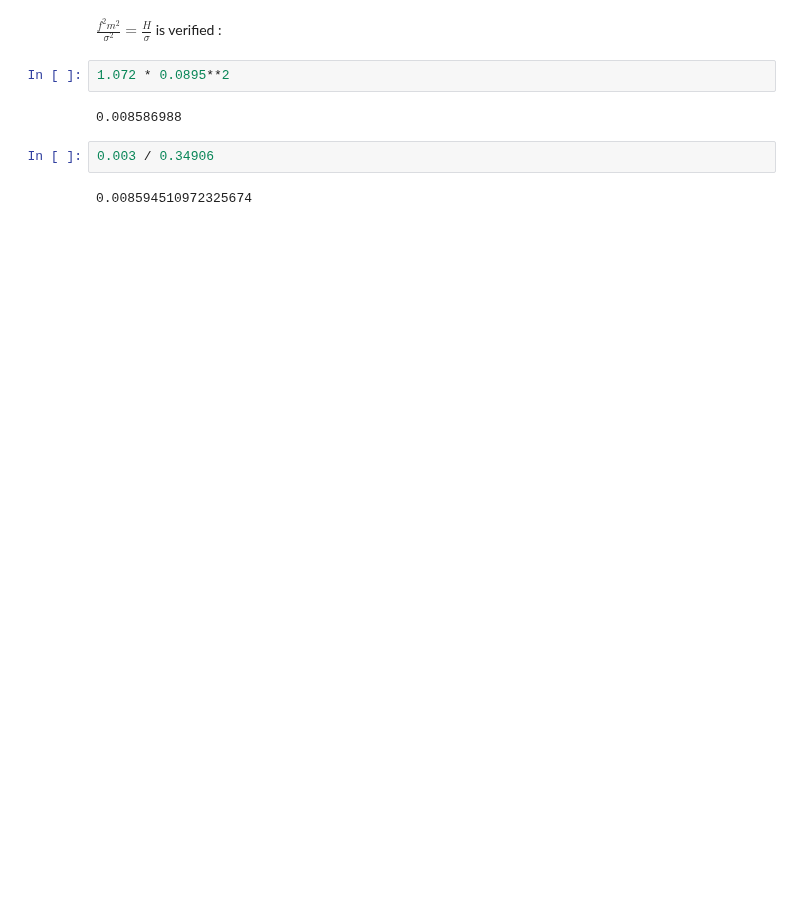
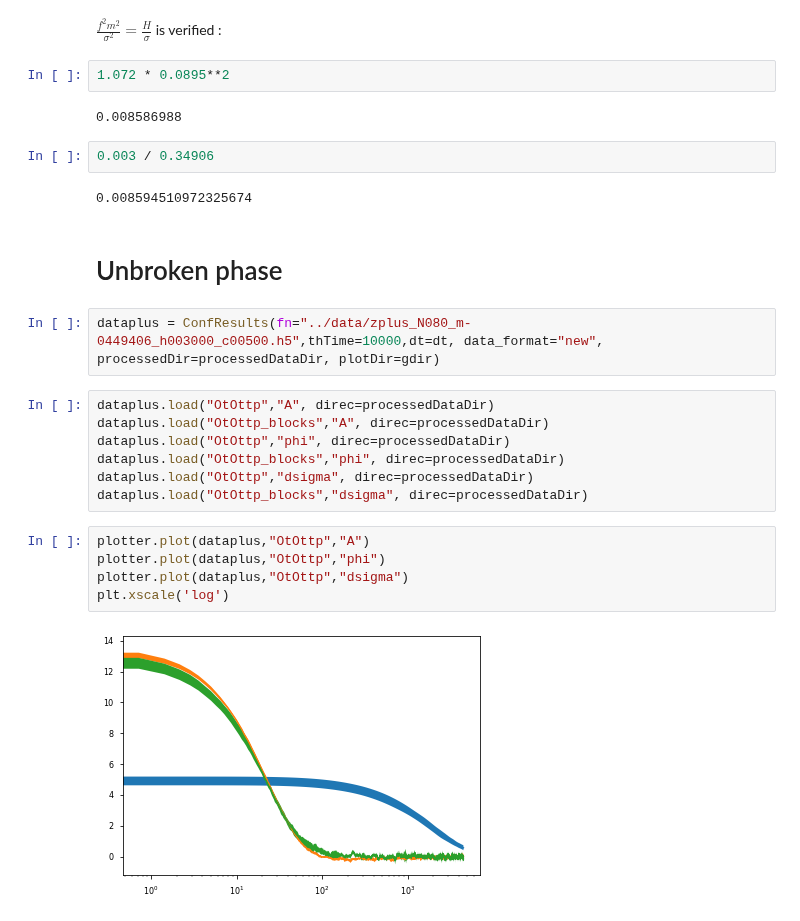
Before and after one commit to jannisgebbo/langevinA, a Jupyter notebook: jupyter_notebooks/superpaper_finalized.ipynb, the cells around one changed output. Saved outputs shown, nothing was run; the diff lists cells and outputs as text; blank space fills up the shorter version.

```diff
--- a/jupyter_notebooks/superpaper_finalized.ipynb
+++ b/jupyter_notebooks/superpaper_finalized.ipynb
@@ -240,3 +245,21 @@ $\frac{f^2 m^2}{\sigma^2} = \frac{H}{\sigma}$ is verified :
 0.003 / 0.34906
 # %% [output]
 0.008594510972325674
+# %% [markdown]
+# Unbroken phase
+# %%
+dataplus = ConfResults(fn="../data/zplus_N080_m-0449406_h003000_c00500.h5",thTime=10000,dt=dt, data_format="new", processedDir=processedDataDir, plotDir=gdir)
+# %%
+dataplus.load("OtOttp","A", direc=processedDataDir)
+dataplus.load("OtOttp_blocks","A", direc=processedDataDir)
+dataplus.load("OtOttp","phi", direc=processedDataDir)
+dataplus.load("OtOttp_blocks","phi", direc=processedDataDir)
+dataplus.load("OtOttp","dsigma", direc=processedDataDir)
+dataplus.load("OtOttp_blocks","dsigma", direc=processedDataDir)
+# %%
+plotter.plot(dataplus,"OtOttp","A")
+plotter.plot(dataplus,"OtOttp","phi")
+plotter.plot(dataplus,"OtOttp","dsigma")
+plt.xscale('log')
+# %% [output]
+[figure, added]
```
Also changed, not shown: parts of 35 cells of this notebook, 1 other file.
